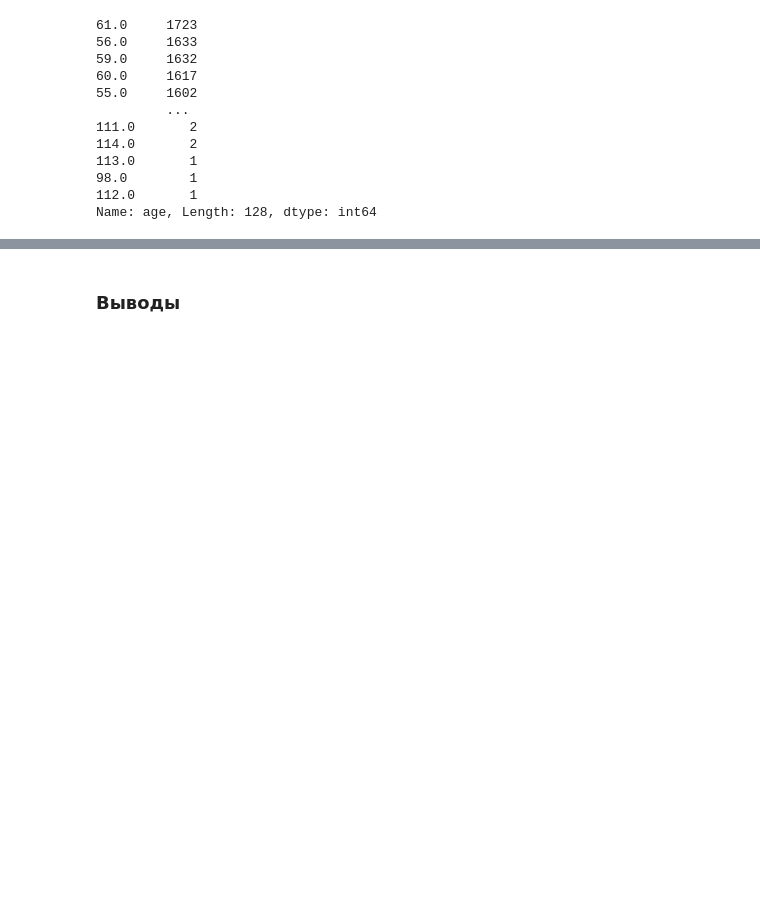
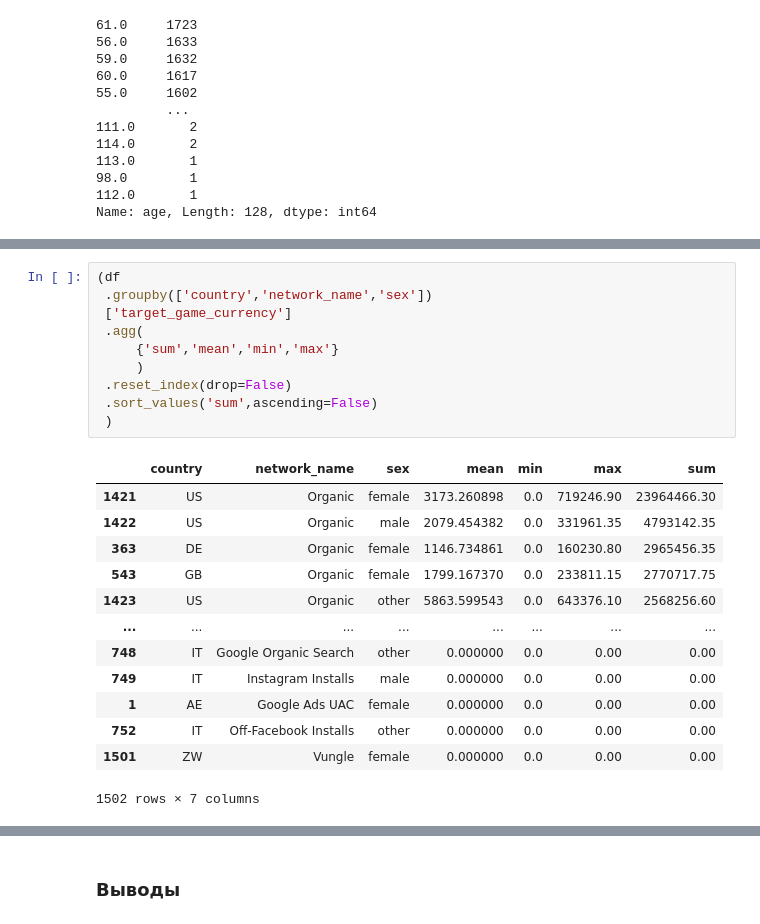
Before and after one commit to KurmangazyKarabekov/Dataset_decision, a Jupyter notebook: 1_EDA.ipynb, the cells around one changed output, grey strips where cells are left out. Cells and saved outputs as stored; diff of their text form; blank space fills up the shorter version.

```diff
--- a/1_EDA.ipynb
+++ b/1_EDA.ipynb
@@ -191,0 +363,24 @@ Name: age, Length: 128, dtype: int64
+# %%
+(df
+ .groupby(['country','network_name','sex'])
+ ['target_game_currency']
+ .agg(
+     {'sum','mean','min','max'}
+     )
+ .reset_index(drop=False)
+ .sort_values('sum',ascending=False)
+ )
+# %% [output]
+|  | country | network_name | sex | mean | min | max | sum |
+| 1421 | US | Organic | female | 3173.260898 | 0.0 | 719246.90 | 23964466.30 |
+| 1422 | US | Organic | male | 2079.454382 | 0.0 | 331961.35 | 4793142.35 |
+| 363 | DE | Organic | female | 1146.734861 | 0.0 | 160230.80 | 2965456.35 |
+| 543 | GB | Organic | female | 1799.167370 | 0.0 | 233811.15 | 2770717.75 |
+| 1423 | US | Organic | other | 5863.599543 | 0.0 | 643376.10 | 2568256.60 |
+| ... | ... | ... | ... | ... | ... | ... | ... |
+| 748 | IT | Google Organic Search | other | 0.000000 | 0.0 | 0.00 | 0.00 |
+| 749 | IT | Instagram Installs | male | 0.000000 | 0.0 | 0.00 | 0.00 |
+| 1 | AE | Google Ads UAC | female | 0.000000 | 0.0 | 0.00 | 0.00 |
+| 752 | IT | Off-Facebook Installs | other | 0.000000 | 0.0 | 0.00 | 0.00 |
+| 1501 | ZW | Vungle | female | 0.000000 | 0.0 | 0.00 | 0.00 |
+1502 rows × 7 columns
```
Also changed, not shown: parts of 13 cells of this notebook, 1 other file.
